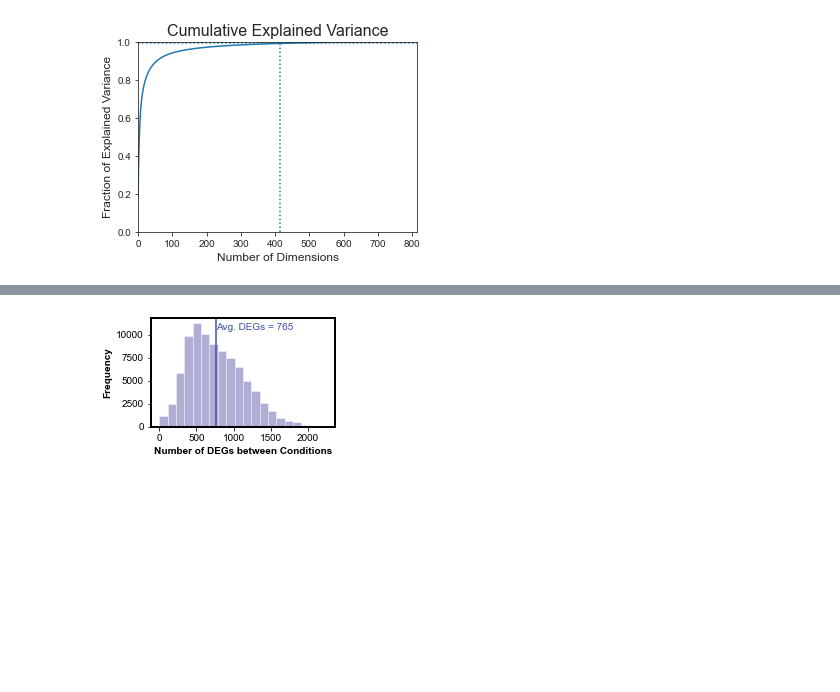
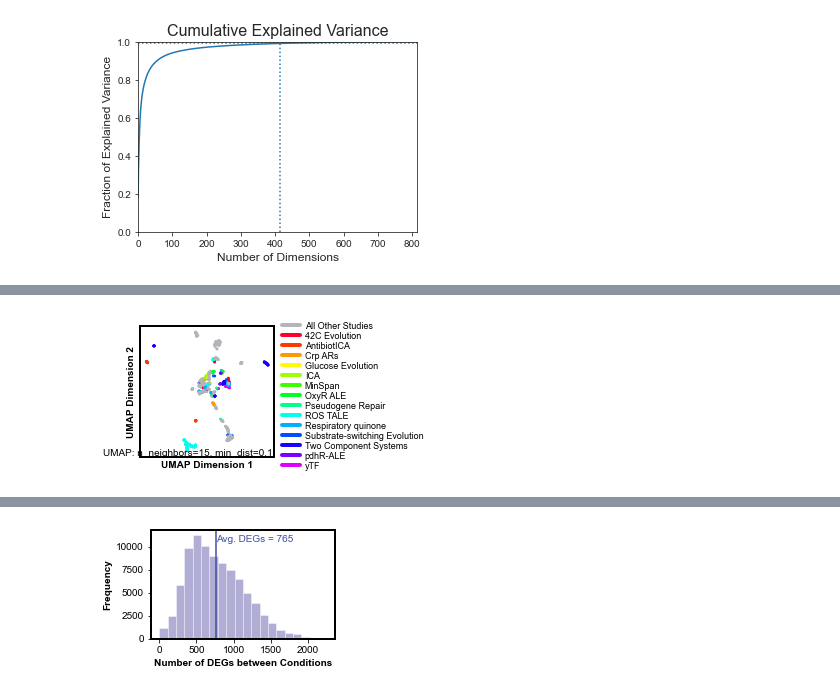
Before and after one commit to SBRG/precise2, a Jupyter notebook: notebooks/figure2_genes.ipynb, the cells around one changed output, grey strips where cells are left out. Cells and saved outputs as stored; diff of their text form; code cells hidden in the pictures; blank space fills up the shorter version.

Commit message:
tSNE and UMAP plots for Figure 2

```diff
--- a/notebooks/figure2_genes.ipynb
+++ b/notebooks/figure2_genes.ipynb
@@ -255,0 +262,7 @@ plt.savefig('./fig2/PCA_20210111.pdf', dpi = 600, bbox_inches = 'tight')
+# %%
+mapper = umap.UMAP().fit(DF_log_tpm.T)
+# %%
+names = DF_log_tpm.T.merge(PRECISE_2.show_study, how='left', left_index=True, right_index=True)
+color_key = {study:colors[i] for i,study in enumerate(PRECISE_2.show_study.unique())}
+
+color_key
@@ -255,0 +287,23 @@ plt.savefig('./fig2/PCA_20210111.pdf', dpi = 600, bbox_inches = 'tight')
+# %%
+fig,ax = plt.subplots(figsize=(2.4,2.4))
+
+umap.plot.points(mapper, labels=names.show_study, color_key=color_key, ax=ax, show_legend=True)
+
+#legend
+custom_legend = [Line2D([0], [0], color=color_key[i], lw=4, label=i) for i in color_key]
+ax.legend(handles=custom_legend, bbox_to_anchor=(1,1.1),fontsize=9,ncol=1,
+          columnspacing=0.1, handletextpad=.5,
+          frameon=False, labelspacing=0.11)
+
+#format
+ax.spines['top'].set_color('0'); ax.spines['bottom'].set_color('0')
+ax.spines['left'].set_color('0'); ax.spines['right'].set_color('0')
+ax.spines['top'].set_linewidth(2); ax.spines['bottom'].set_linewidth(2)
+ax.spines['left'].set_linewidth(2); ax.spines['right'].set_linewidth(2)
+
+ax.set_xlabel('UMAP Dimension 1',fontsize=10, fontweight ='bold')
+ax.set_ylabel('UMAP Dimension 2',fontsize=10, fontweight ='bold')
+
+plt.savefig('./fig2/UMAP.pdf', dpi = 600, bbox_inches = 'tight')
+# %% [output]
+[figure, added]
```
Also changed, not shown: parts of 12 cells of this notebook, 2 other files.
